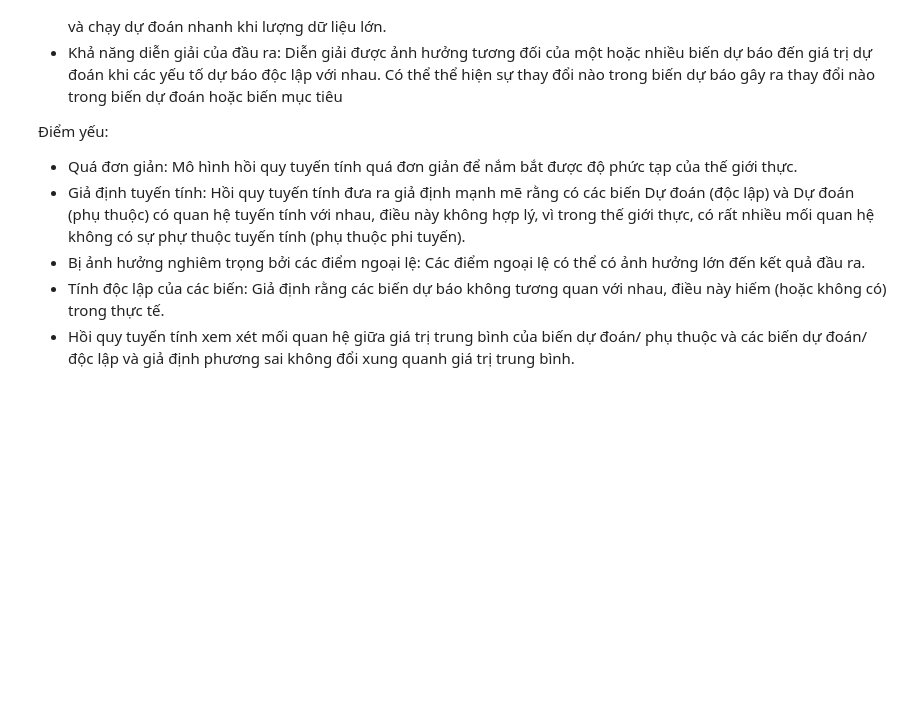
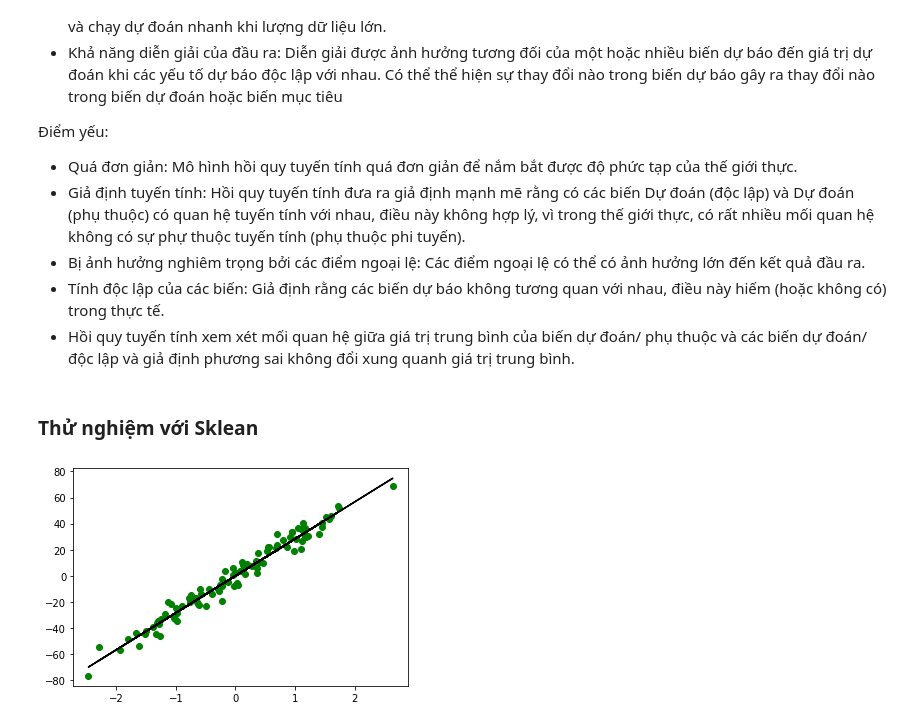
Before and after one commit to nhutnamhcmus/lab-03-ML-LinearRegression, a Jupyter notebook: Lab03-LinearRegression.ipynb, the cells around one changed output. Drawn from its saved outputs; the diff is of its cells as text; code cells hidden in the pictures; blank space fills up the shorter version.

```diff
--- a/Lab03-LinearRegression.ipynb
+++ b/Lab03-LinearRegression.ipynb
@@ -211,3 +213,5 @@ MSE = 68.17127370843365
  - Bị ảnh hưởng nghiêm trọng bởi các điểm ngoại lệ: Các điểm ngoại lệ có thể có ảnh hưởng lớn đến kết quả đầu ra.
  - Tính độc lập của các biến: Giả định rằng các biến dự báo không tương quan với nhau, điều này hiếm (hoặc không có) trong thực tế.
  - Hồi quy tuyến tính xem xét mối quan hệ giữa giá trị trung bình của biến dự đoán/ phụ thuộc và các biến dự đoán/ độc lập và giả định phương sai không đổi xung quanh giá trị trung bình.
+# %% [markdown]
+### Thử nghiệm với Sklean
@@ -213,0 +220,11 @@ MSE = 68.17127370843365
+# %%
+# fit the model by Linear Regression
+regr = linear_model.LinearRegression(fit_intercept=False) # fit_intercept = False for calculating the bias
+regr.fit(X, y)
+
+plt.scatter(X, y,color='g')
+plt.plot(X, regr.predict(X),color='k')
+
+plt.show()
+# %% [output]
+[figure, added]
```
Also changed, not shown: parts of 8 cells of this notebook.
